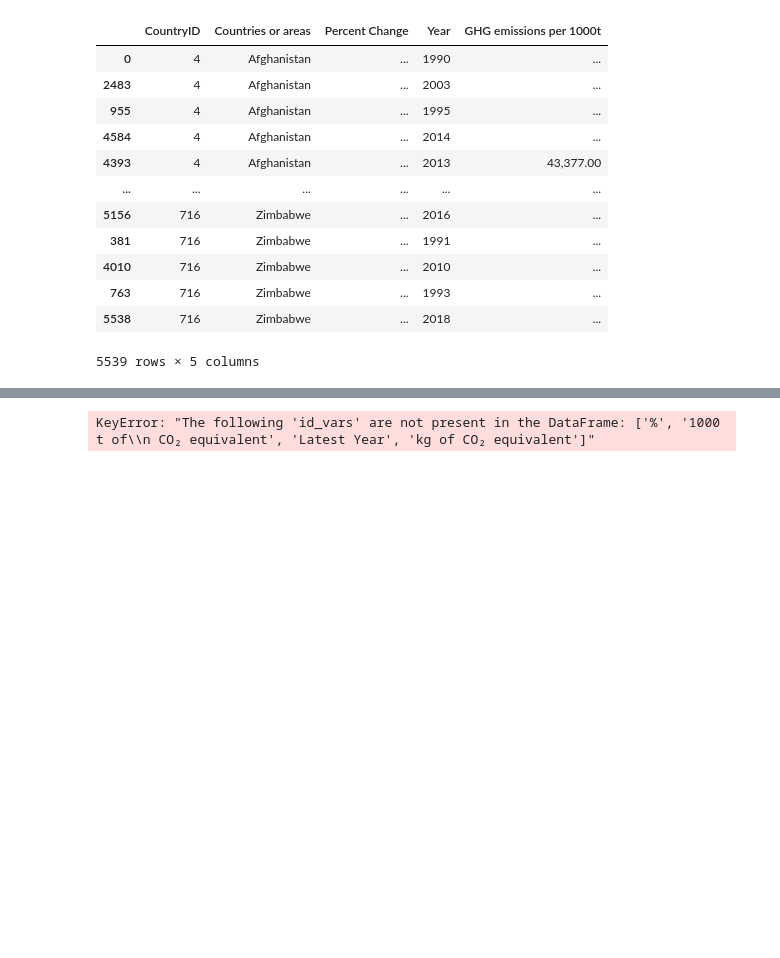
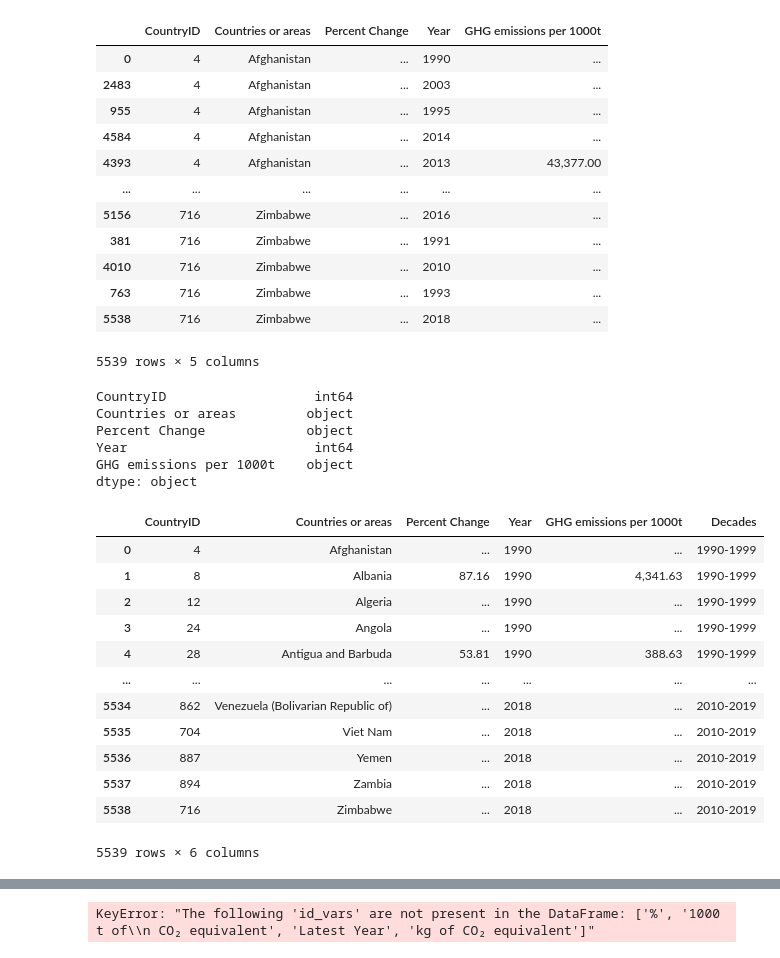
Before and after one commit to ashparra97/ETL-project, a Jupyter notebook: wrangling.ipynb, the cells around one changed output, grey strips where cells are left out. Cells and saved outputs as stored; diff of their text form; code cells hidden in the pictures; blank space fills up the shorter version.

```diff
--- a/wrangling.ipynb
+++ b/wrangling.ipynb
@@ -149,0 +148,34 @@ ghg_df_unpivot.sort_values(by=['Countries or areas'])
+# %%
+# Change "Year" column to integer
+ghg_df_unpivot.dtypes
+ghg_df_unpivot["Year"] = ghg_df_unpivot["Year"].astype(str).astype(int)
+ghg_df_unpivot.dtypes
+# %% [output]
+CountryID                   int64
+Countries or areas         object
+Percent Change             object
+Year                        int64
+GHG emissions per 1000t    object
+dtype: object
+# %%
+# Bins for ghg data
+bins = [1990, 1999, 2009, 2019]
+
+decades = ["1990-1999", "2000-2009", "2010-2019"]
+
+ghg_df_unpivot["Decades"] = pd.cut(ghg_df_unpivot["Year"], bins, labels=decades, include_lowest=True)
+ghg_df_unpivot
+# %% [output]
+|  | CountryID | Countries or areas | Percent Change | Year | GHG emissions per 1000t | Decades |
+| 0 | 4 | Afghanistan | ... | 1990 | ... | 1990-1999 |
+| 1 | 8 | Albania | 87.16 | 1990 | 4,341.63 | 1990-1999 |
+| 2 | 12 | Algeria | ... | 1990 | ... | 1990-1999 |
+| 3 | 24 | Angola | ... | 1990 | ... | 1990-1999 |
+| 4 | 28 | Antigua and Barbuda | 53.81 | 1990 | 388.63 | 1990-1999 |
+| ... | ... | ... | ... | ... | ... | ... |
+| 5534 | 862 | Venezuela (Bolivarian Republic of) | ... | 2018 | ... | 2010-2019 |
+| 5535 | 704 | Viet Nam | ... | 2018 | ... | 2010-2019 |
+| 5536 | 887 | Yemen | ... | 2018 | ... | 2010-2019 |
+| 5537 | 894 | Zambia | ... | 2018 | ... | 2010-2019 |
+| 5538 | 716 | Zimbabwe | ... | 2018 | ... | 2010-2019 |
+5539 rows × 6 columns
```
Also changed, not shown: parts of 2 cells of this notebook.
